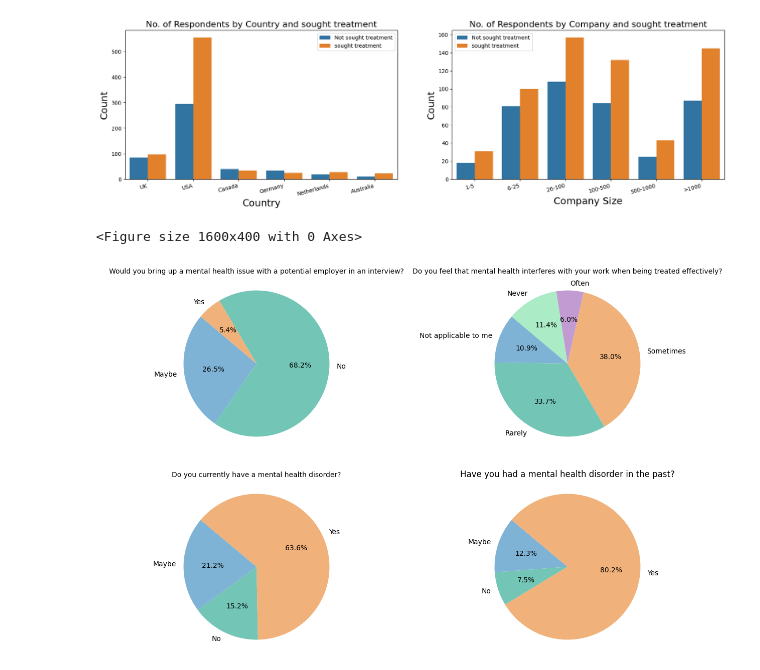
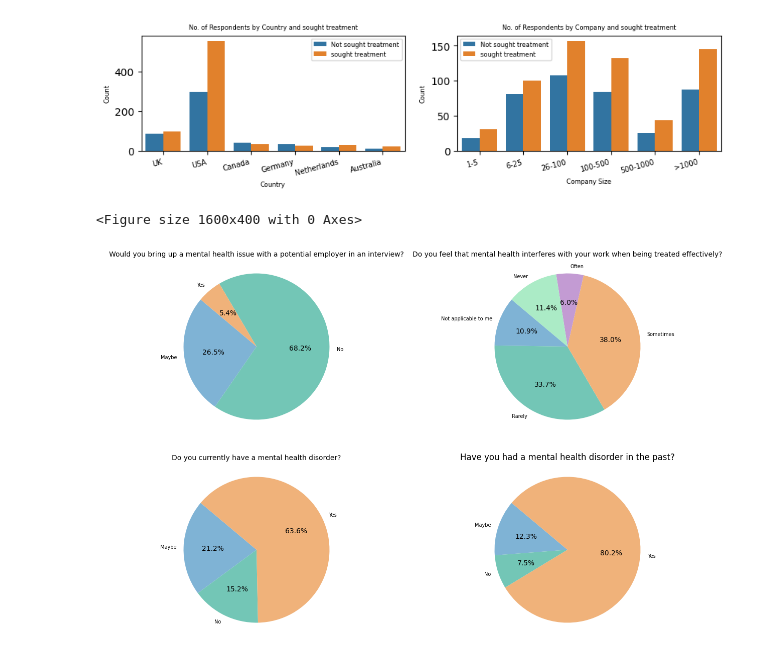
Before and after one commit to Afshinrommel/Unsupervise_learning, a Jupyter notebook: stat_diagram.ipynb, the cells around one changed output. Drawn from its saved outputs; the diff is of its cells as text; code cells hidden in the pictures.

```diff
--- a/stat_diagram.ipynb
+++ b/stat_diagram.ipynb
@@ -8,7 +8,8 @@ import matplotlib.pyplot as plt
 import warnings
 warnings.filterwarnings('ignore')
 # %%
-df = pd.read_csv('mental-heath-in-tech-2016_20161114.csv')
+df = pd.read_csv('C:/Users/Dell/Documents/book/unsuper/Projects/first/mental-heath-in-tech-2016_20161114.csv')
+
 df_stat = df.copy()
 # Recode Comp size & country columns (for ease when doing plots)
 df_stat['How many employees does your company or organization have?'].replace(to_replace = ['More than 1000'], value = '>1000', inplace = True)
@@ -16,30 +17,31 @@ df_stat['What country do you work in?'].replace(to_replace = ['United States of
 df_stat['What country do you work in?'].replace(to_replace = ['United Kingdom'], value = 'UK', inplace = True)
 # %%
 df_stat = df_stat[df_stat['What country do you work in?'].isin(['USA','UK','Canada', 'Germany', 'Netherlands','Australia'])]
+plt.rcParams['xtick.labelsize'] = 7
 fig, (ax1, ax2) = plt.subplots(nrows=1, ncols=2)
 plt.figure(figsize = (16,4))
-fig.set_figheight(5)
-fig.set_figwidth(20)
+fig.set_figheight(2)
+fig.set_figwidth(10)
 plt.subplots_adjust(wspace = 0)
 # plt.suptitle('Main Title')
 # No of respondents by Country
 sns.countplot(x = df_stat['What country do you work in?'], hue = df_stat['Have you ever sought treatment for a mental health issue from a mental health professional?'], ax=ax1)
-ax1.set_title('No. of Respondents by Country and sought treatment', fontsize = 16)
+ax1.set_title('No. of Respondents by Country and sought treatment', fontsize = 6)
 ax1.set_xticklabels(ax1.get_xticklabels(), rotation=15, ha="right")
-ax1.set_xlabel('Country', fontsize = 18)
-ax1.set_ylabel('Count', fontsize = 18)
-ax1.legend(['Not sought treatment', 'sought treatment'])
+ax1.set_xlabel('Country', fontsize = 6)
+ax1.set_ylabel('Count', fontsize = 6)
+ax1.legend(['Not sought treatment', 'sought treatment'],fontsize = 6)
 # No of respondents by Company Size
 sns.countplot(x = df_stat['How many employees does your company or organization have?'], hue = df_stat['Have you ever sought treatment for a mental health issue from a mental health professional?'], ax=ax2,
               order = ['1-5', '6-25', '26-100', '100-500', '500-1000', '>1000'])
-ax2.set_title('No. of Respondents by Company and sought treatment', fontsize = 16)
+ax2.set_title('No. of Respondents by Company and sought treatment', fontsize = 6)
 ax2.set_xticklabels(ax2.get_xticklabels(), rotation=15, ha="right")
-ax2.set_xlabel('Company Size', fontsize = 18)
-ax2.set_ylabel('Count', fontsize = 18)
-ax2.legend(['Not sought treatment', 'sought treatment']);
-fig.savefig('C:/Users/afshi/OneDrive/Documents/unsuper/final/final/output.png')
+ax2.set_xlabel('Company Size', fontsize = 6)
+ax2.set_ylabel('Count', fontsize = 6)
+ax2.legend(['Not sought treatment', 'sought treatment'],fontsize = 6);
+fig.savefig('C:/Users/Dell/Documents/book/unsuper/send for github/output.png')
 # %% [output]
-[figure, old version]
+[figure, new version]
 <Figure size 1600x400 with 0 Axes>
 # %%
 fig, (ax1, ax2) = plt.subplots(figsize = (16, 4), ncols=2, nrows=1)
@@ -90,9 +92,9 @@ ax2.pie(sizes, labels=labels, colors=colors, autopct='%1.1f%%', shadow=False, st
 ax2.axis('equal')
 ax2.set_title('Do you feel that mental health interferes with your work when being treated effectively?', pad = 14, fontsize = 10);
 
-fig.savefig('C:/Users/afshi/OneDrive/Documents/unsuper/final/final/second.png')
+fig.savefig('C:/Users/Dell/Documents/book/unsuper/send for github/second.png')
 # %% [output]
-[figure, old version]
+[figure, new version]
 # %%
 fig, (ax1, ax2) = plt.subplots(figsize = (16, 4), ncols=2, nrows=1)
 plt.subplots_adjust(left=0.125, right=0.9, bottom=0.1, top = 0.9, wspace=0, hspace = 0.3)
```
Also changed, not shown: parts of 3 cells of this notebook, 4 other files.
